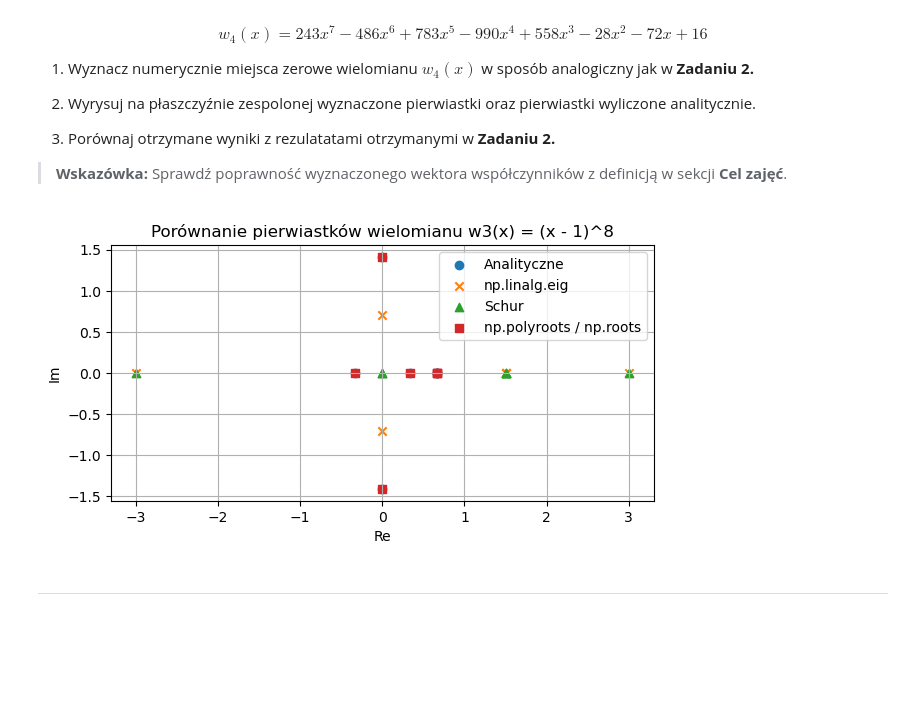
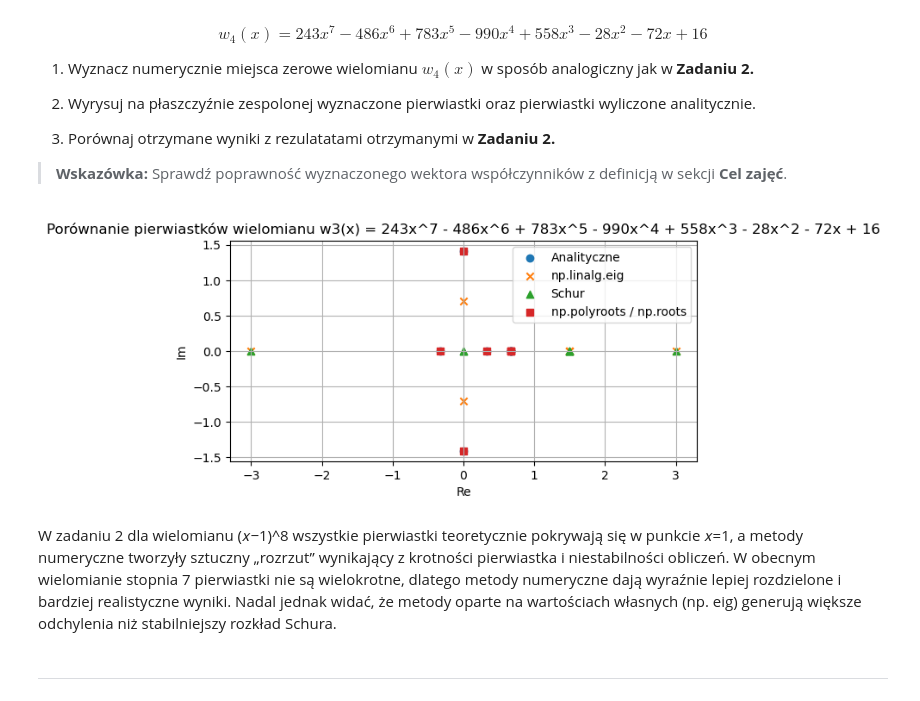
Before and after one commit to MN-KJ-2025/lab-7-pierwiastki-Igur7, a Jupyter notebook: sprawozdanie.ipynb, the cells around one changed output. Saved outputs shown, nothing was run; the diff lists cells and outputs as text; code cells hidden in the pictures; blank space fills up the shorter version.

```diff
--- a/sprawozdanie.ipynb
+++ b/sprawozdanie.ipynb
@@ -304,36 +307,41 @@ w4coef = [243, -486,783,-990,558,-28,-72,16]
 roots_w4 = np.roots(w4coef)
 
 # Macierz Frobeniusa
 Fw4 = frob_a(w4coef)
 
 # Metoda 1: eigenvalues
 eig_vals = np.linalg.eigvals(Fw4)
 
 #  Metoda 2: Schur
-T, Z = sp.schur(Fw4)
+T, Z = sp.linalg.schur(Fw4)
 eig_schur = np.diag(T)
 
 # Metoda 3: polyroots
 polyroots = np.roots(w4coef)
 
 # Pierwiastki analityczne
 analytic = roots_w4
 
 plt.figure(figsize=(7, 7))
 plt.scatter(analytic.real, analytic.imag, label="Analityczne", marker='o')
 plt.scatter(eig_vals.real, eig_vals.imag, label="np.linalg.eig", marker='x')
 plt.scatter(eig_schur.real, eig_schur.imag, label="Schur", marker='^')
 plt.scatter(polyroots.real, polyroots.imag, label="np.polyroots / np.roots", marker='s')
 
 plt.xlabel("Re")
 plt.ylabel("Im")
-plt.title("Porównanie pierwiastków wielomianu w3(x) = (x - 1)^8")
+plt.title("Porównanie pierwiastków wielomianu w3(x) = 243x^7 - 486x^6 + 783x^5 - 990x^4 + 558x^3 - 28x^2 - 72x + 16")
 plt.grid(True)
 plt.legend()
 plt.gca().set_aspect('equal', 'box')
 plt.show()
 # %% [output]
-[figure, old version]
+[figure, new version]
+# %% [markdown]
+W zadaniu 2 dla wielomianu
+(𝑥−1)^8
+wszystkie pierwiastki teoretycznie pokrywają się w punkcie
+𝑥=1, a metody numeryczne tworzyły sztuczny „rozrzut” wynikający z krotności pierwiastka i niestabilności obliczeń. W obecnym wielomianie stopnia 7 pierwiastki nie są wielokrotne, dlatego metody numeryczne dają wyraźnie lepiej rozdzielone i bardziej realistyczne wyniki. Nadal jednak widać, że metody oparte na wartościach własnych (np. eig) generują większe odchylenia niż stabilniejszy rozkład Schura.
 # %% [markdown]
 ---
 # %% [markdown]
```
Also changed, not shown: parts of 3 cells of this notebook.
